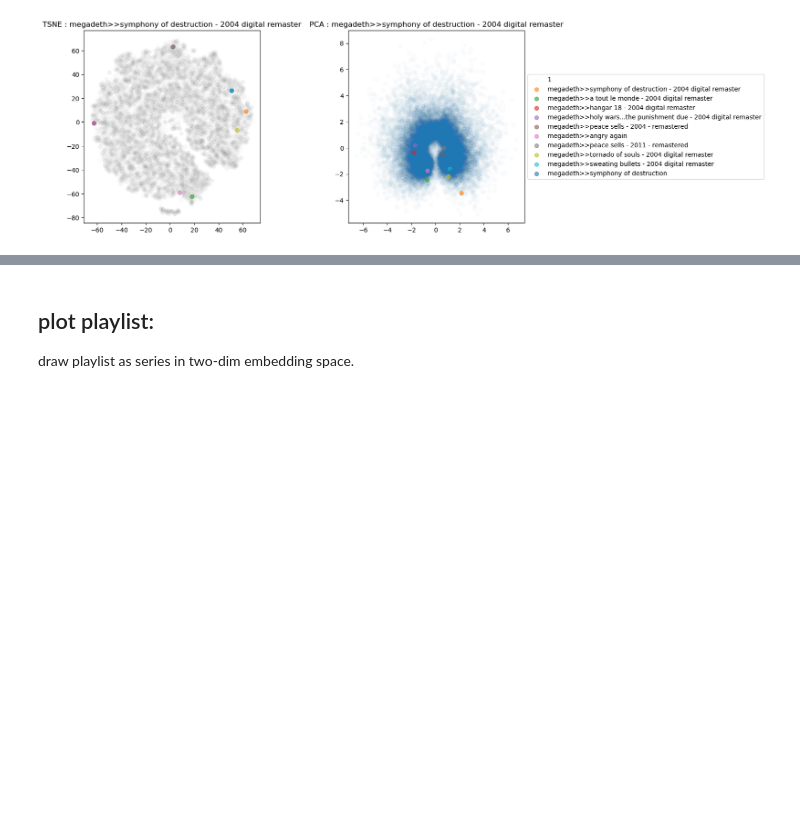
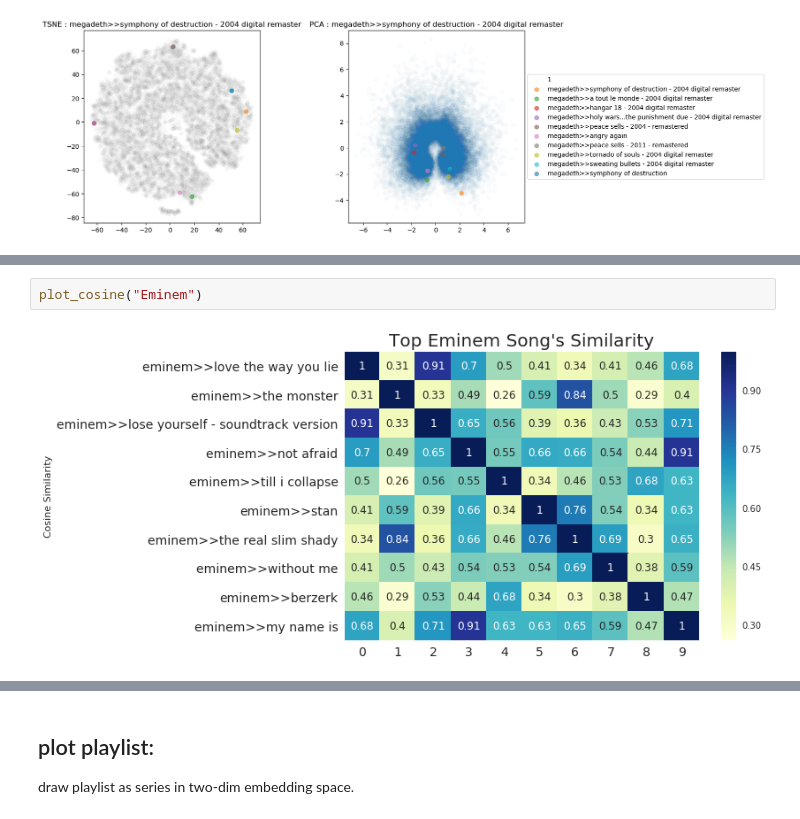
Before and after one commit to hyades910739/Playlist_Analysis, a Jupyter notebook: embedding_visualization.ipynb, the cells around one changed output, grey strips where cells are left out. Saved outputs shown, nothing was run; the diff lists cells and outputs as text; blank space fills up the shorter version.

```diff
--- a/embedding_visualization.ipynb
+++ b/embedding_visualization.ipynb
@@ -246,0 +272,4 @@ From above, song embedding does not perform as expected.
+# %%
+plot_cosine("Eminem")
+# %% [output]
+[figure, added]
```
Also changed, not shown: parts of 17 cells of this notebook, 1 other file.
